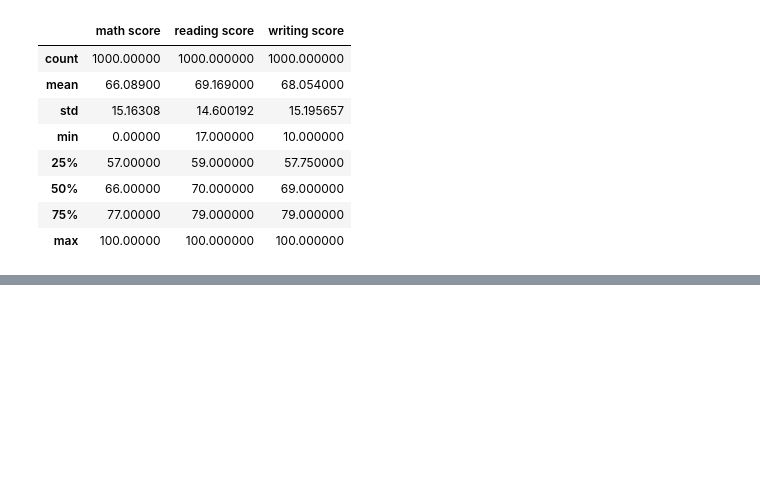
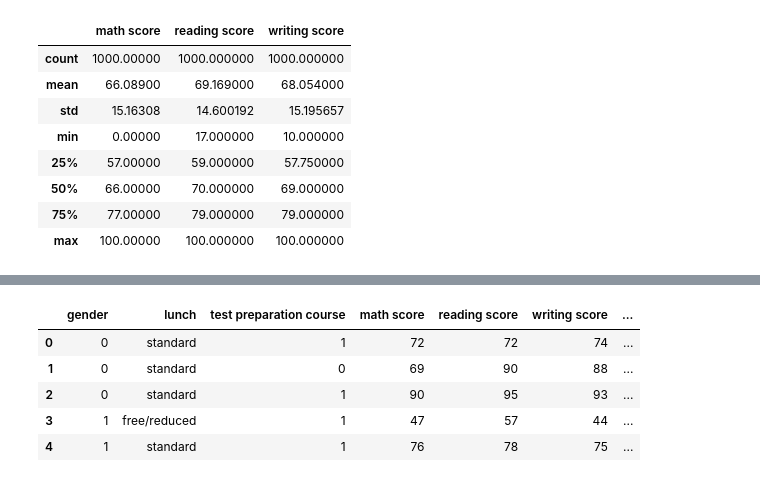
Before and after one commit to iTonyJah/DataScience, a Jupyter notebook: Edu/classical_ml/classical_ml_test.ipynb, the cells around one changed output, grey strips where cells are left out. Cells and saved outputs as stored; diff of their text form; code cells hidden in the pictures; blank space fills up the shorter version.

```diff
--- a/Edu/classical_ml/classical_ml_test.ipynb
+++ b/Edu/classical_ml/classical_ml_test.ipynb
@@ -1770,0 +1931,8 @@ df.describe()
+# %%
+from sklearn import preprocessing
+
+# 1. Инициализация алгоритма кодировщика
+one_hot_encoder = preprocessing.OneHotEncoder()
+
+# 2. Обучение алгоритма кодировщика
+one_hot_encoder.fit(df['parental level of education'].values.reshape(-1, 1))
@@ -1770,0 +1941,4 @@ df.describe()
+# %%
+# 3. Применение модели кодировщика
+x_new = one_hot_encoder.transform(df['parental level of education'].values.reshape(-1, 1)).toarray()
+x_new
@@ -1770,0 +1975,4 @@ df.describe()
+# %%
+# Получение названий новых столбцов
+encoded_columns = one_hot_encoder.get_feature_names_out(['parental level of education'])
+encoded_columns
@@ -1770,0 +1986,4 @@ df.describe()
+# %%
+# Преобразование в DataFrame для удобства
+encoded_df = pd.DataFrame(x_new, columns=encoded_columns)
+encoded_df.head()
@@ -1770,0 +1997,14 @@ df.describe()
+# %%
+# Объединение с исходным DataFrame
+df = pd.concat([df, encoded_df], axis='columns')
+
+# Удаление оригинального столбца (опционально)
+df = df.drop(columns=['parental level of education'])
+df.head()
+# %% [output]
+|  | gender | lunch | test preparation course | math score | reading score | writing score | ... |
+| 0 | 0 | standard | 1 | 72 | 72 | 74 | ... |
+| 1 | 0 | standard | 0 | 69 | 90 | 88 | ... |
+| 2 | 0 | standard | 1 | 90 | 95 | 93 | ... |
+| 3 | 1 | free/reduced | 1 | 47 | 57 | 44 | ... |
+| 4 | 1 | standard | 1 | 76 | 78 | 75 | ... |
```
Also changed, not shown: parts of 33 cells of this notebook.
